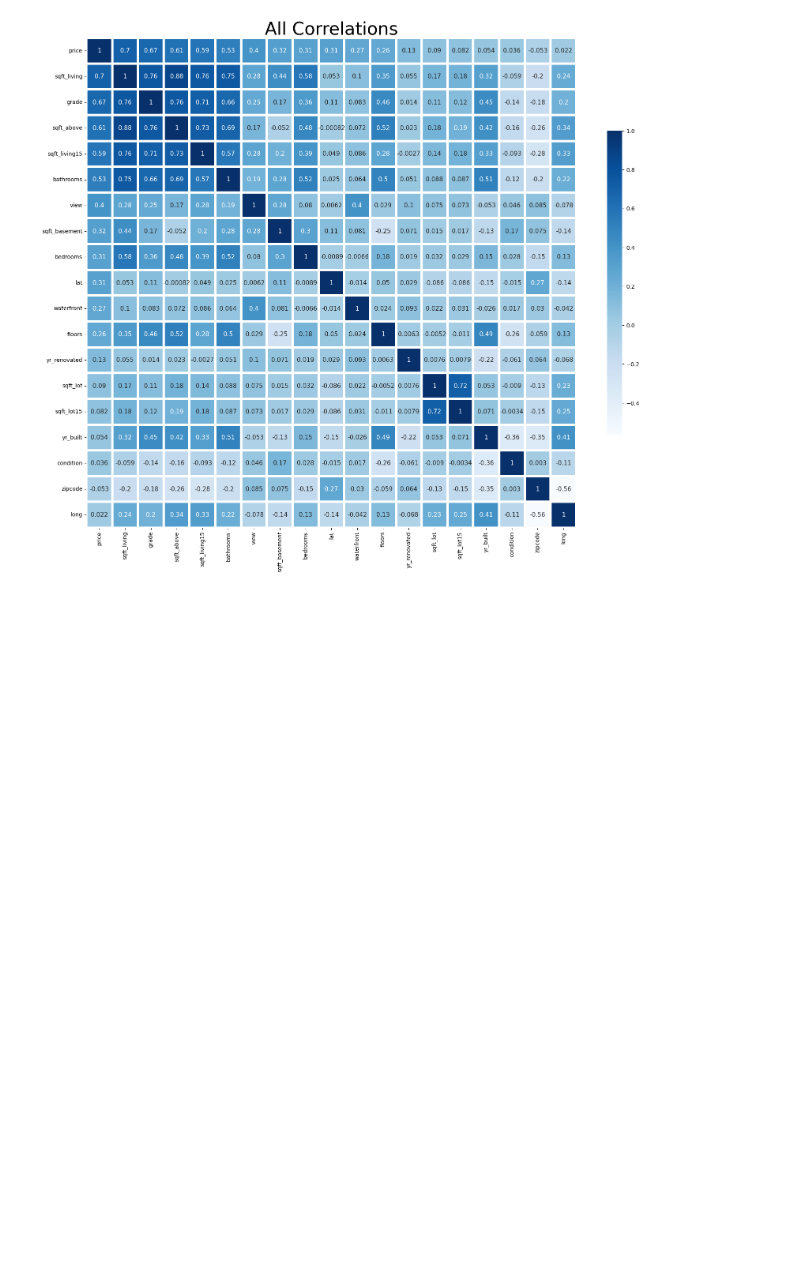
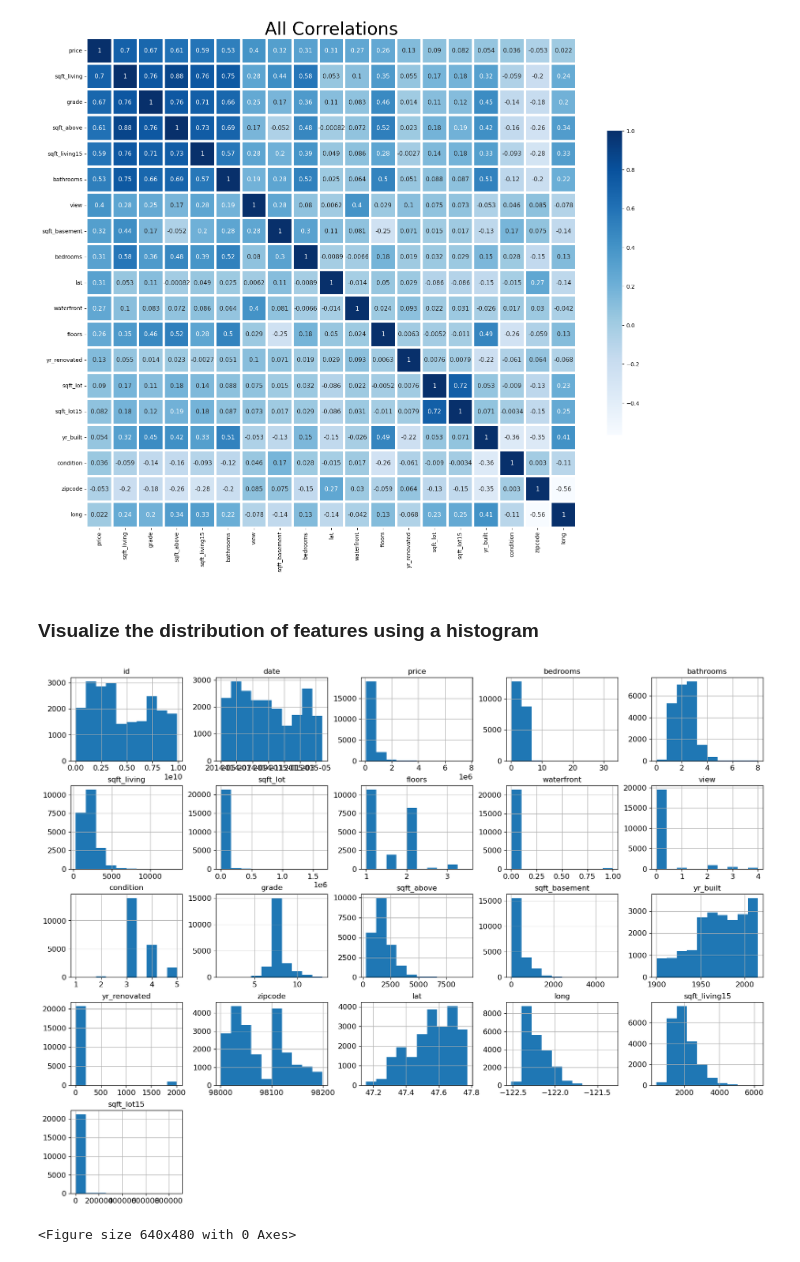
Before and after one commit to tyrantdavis/KC-Housing, a Jupyter notebook: housing.ipynb, the cells around one changed output. Drawn from its saved outputs; the diff is of its cells as text; code cells hidden in the pictures; blank space fills up the shorter version.

Commit message:
Visualize feature distribution
Examine the distribution of different features using histograms.

```diff
--- a/housing.ipynb
+++ b/housing.ipynb
@@ -297,3 +297,19 @@ sb.heatmap(
 );
 # %% [output]
 [figure]
+# %% [markdown]
+### Visualize the distribution of features using a histogram
+# %%
+# Define  the font size to be used for the histograms' axis titles and tick mark labels
+mpl.rc("axes", labelsize=14)
+mpl.rc("xtick", labelsize=12)
+mpl.rc("ytick", labelsize=12)
+
+# Create a histogram for each column of numeric data in the dataset.
+raw_housing_data.hist(figsize=(20, 15))
+
+# Plot the figure using the settings configured in lines 1 through 3
+plt.figure();
+# %% [output]
+[figure, added]
+<Figure size 640x480 with 0 Axes>
```
Also changed, not shown: parts of 1 cell of this notebook.
